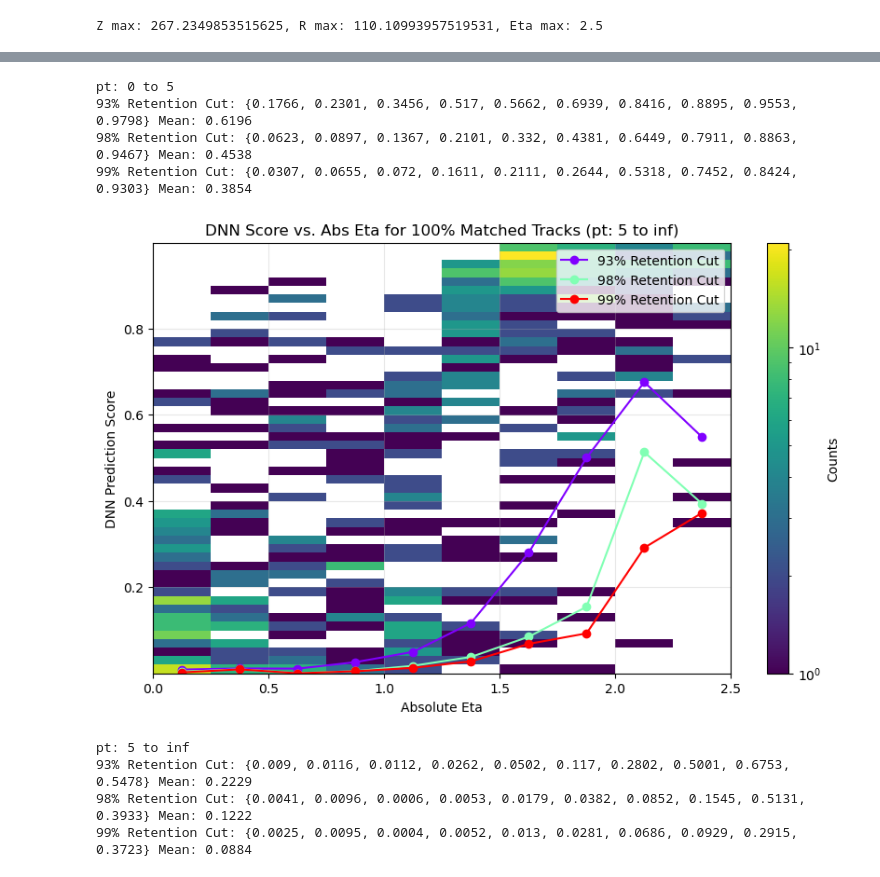
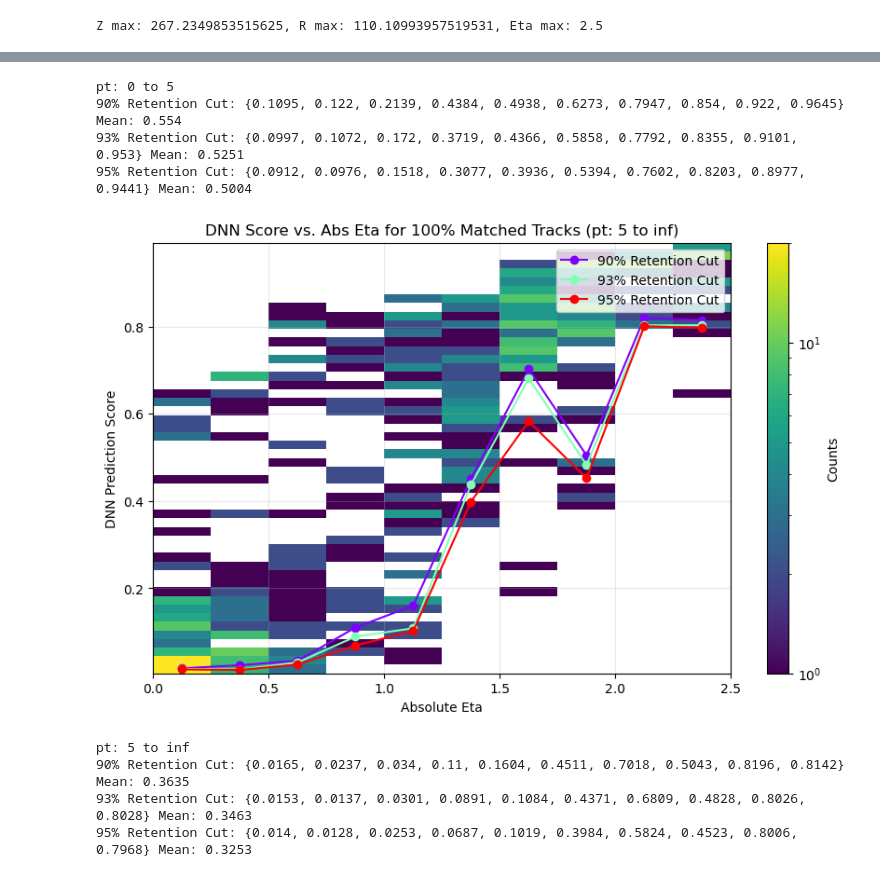
Before and after one commit to SegmentLinking/cmssw, a Jupyter notebook: RecoTracker/LSTCore/standalone/analysis/DNN/train_T4_DNN.ipynb, the cells around one changed output, grey strips where cells are left out. Drawn from its saved outputs; the diff is of its cells as text; code cells hidden in the pictures.

```diff
--- a/RecoTracker/LSTCore/standalone/analysis/DNN/train_T4_DNN.ipynb
+++ b/RecoTracker/LSTCore/standalone/analysis/DNN/train_T4_DNN.ipynb
@@ -41,7 +41,8 @@ branches_list = [
 suffixes = ['r', 'z', 'eta', 'phi', 'layer']
 branches_list += [f't4_t3_{i}_{suffix}' for i in [0, 2, 4] for suffix in suffixes]
 
-file_path = "PU200_175_addVertexInfo.root"
+file_path = "../../addT3DNN_noT4cut.root"
+# file_path = "t4_PU200_175.root"
 branches = load_root_file(file_path, branches_list)
 # %%
 z_max = np.max([np.max(event) for event in branches[f't4_t3_4_z'] if event.size>0])
@@ -102,28 +103,31 @@ for event in range(branches['event']):
         # Construct the input feature vector using pairwise differences
         features_iter = [
             eta1 / eta_max,                      # First hit eta, normalized
-            np.abs(phi1) / phi_max,              # First hit phi, normalized
-            z1 / z_max,                          # First hit z, normalized
-            r1 / r_max,                          # First hit r, normalized
+            # np.abs(phi1) / phi_max,              # First hit phi, normalized
+            # z1 / z_max,                          # First hit z, normalized
+            # r1 / r_max,                          # First hit r, normalized
 
-            eta2 - eta1,                         # Difference in eta between hit 2 and 1
-            delta_phi(phi2, phi1) / phi_max,     # Difference in phi between hit 2 and 1
-            (z2 - z1) / z_max,                   # Difference in z between hit 2 and 1, normalized
-            (r2 - r1) / r_max,                   # Difference in r between hit 2 and 1, normalized
+            # eta2 - eta1,                         # Difference in eta between hit 2 and 1
+            # delta_phi(phi2, phi1) / phi_max,     # Difference in phi between hit 2 and 1
+            # (z2 - z1) / z_max,                   # Difference in z between hit 2 and 1, normalized
+            # (r2 - r1) / r_max,                   # Difference in r between hit 2 and 1, normalized
 
-            eta3 - eta2,                         # Difference in eta between hit 3 and 2
-            delta_phi(phi3, phi2) / phi_max,     # Difference in phi between hit 3 and 2
-            (z3 - z2) / z_max,                   # Difference in z between hit 3 and 2, normalized
-            (r3 - r2) / r_max,                   # Difference in r between hit 3 and 2, normalized
+            # eta3 - eta2,                         # Difference in eta between hit 3 and 2
+            # delta_phi(phi3, phi2) / phi_max,     # Difference in phi between hit 3 and 2
+            # (z3 - z2) / z_max,                   # Difference in z between hit 3 and 2, normalized
+            # (r3 - r2) / r_max,                   # Difference in r between hit 3 and 2, normalized
 
-            eta4 - eta3,                         # Difference in eta between hit 4 and 3
-            delta_phi(phi4, phi3) / phi_max,     # Difference in phi between hit 4 and 3
-            (z4 - z3) / z_max,                   # Difference in z between hit 4 and 3, normalized
-            (r4 - r3) / r_max,                   # Difference in r between hit 4 and 3, normalized
+            # eta4 - eta3,                         # Difference in eta between hit 4 and 3
+            # delta_phi(phi4, phi3) / phi_max,     # Difference in phi between hit 4 and 3
+            # (z4 - z3) / z_max,                   # Difference in z between hit 4 and 3, normalized
+            # (r4 - r3) / r_max,                   # Difference in r between hit 4 and 3, normalized
 
             np.log10(innerRad),
             np.log10(outerRad),
             np.log10(innerRad/outerRad),
+            # innerRad,
+            # outerRad,
+            # innerRad/outerRad,
         ]
 
         # Use the abs eta value of first hit to select cut thresholds
@@ -700,7 +854,7 @@ def analyze_pt_bins(pt_bins, percentiles, eta_bin_edges, eta_list, predictions,
                        eta_list, predictions, full_tracks, branches)
 
 # Example call:
-percentiles = [93, 98, 99]
+percentiles = [90, 93, 95]
 pt_bins = [0, 5, np.inf]
 eta_bin_edges = np.arange(0, 2.75, 0.25)
 analyze_pt_bins(pt_bins, percentiles, eta_bin_edges, eta_list, predictions, full_tracks, branches)
@@ -709,12 +863,12 @@ analyze_pt_bins(pt_bins, percentiles, eta_bin_edges, eta_list, predictions, full
 pt: 0 to 5
-93% Retention Cut: {0.1766, 0.2301, 0.3456, 0.517, 0.5662, 0.6939, 0.8416, 0.8895, 0.9553, 0.9798} Mean: 0.6196
-98% Retention Cut: {0.0623, 0.0897, 0.1367, 0.2101, 0.332, 0.4381, 0.6449, 0.7911, 0.8863, 0.9467} Mean: 0.4538
-99% Retention Cut: {0.0307, 0.0655, 0.072, 0.1611, 0.2111, 0.2644, 0.5318, 0.7452, 0.8424, 0.9303} Mean: 0.3854
+90% Retention Cut: {0.1095, 0.122, 0.2139, 0.4384, 0.4938, 0.6273, 0.7947, 0.854, 0.922, 0.9645} Mean: 0.554
+93% Retention Cut: {0.0997, 0.1072, 0.172, 0.3719, 0.4366, 0.5858, 0.7792, 0.8355, 0.9101, 0.953} Mean: 0.5251
+95% Retention Cut: {0.0912, 0.0976, 0.1518, 0.3077, 0.3936, 0.5394, 0.7602, 0.8203, 0.8977, 0.9441} Mean: 0.5004
-[figure, old version]
+[figure, new version]
 pt: 5 to inf
-93% Retention Cut: {0.009, 0.0116, 0.0112, 0.0262, 0.0502, 0.117, 0.2802, 0.5001, 0.6753, 0.5478} Mean: 0.2229
-98% Retention Cut: {0.0041, 0.0096, 0.0006, 0.0053, 0.0179, 0.0382, 0.0852, 0.1545, 0.5131, 0.3933} Mean: 0.1222
-99% Retention Cut: {0.0025, 0.0095, 0.0004, 0.0052, 0.013, 0.0281, 0.0686, 0.0929, 0.2915, 0.3723} Mean: 0.0884
+90% Retention Cut: {0.0165, 0.0237, 0.034, 0.11, 0.1604, 0.4511, 0.7018, 0.5043, 0.8196, 0.8142} Mean: 0.3635
+93% Retention Cut: {0.0153, 0.0137, 0.0301, 0.0891, 0.1084, 0.4371, 0.6809, 0.4828, 0.8026, 0.8028} Mean: 0.3463
+95% Retention Cut: {0.014, 0.0128, 0.0253, 0.0687, 0.1019, 0.3984, 0.5824, 0.4523, 0.8006, 0.7968} Mean: 0.3253
 # %%
 # Get model predictions
 probabilities = model_outputs(filtered_inputs, model)
```
Also changed, not shown: parts of 18 cells of this notebook, 5 other files.
